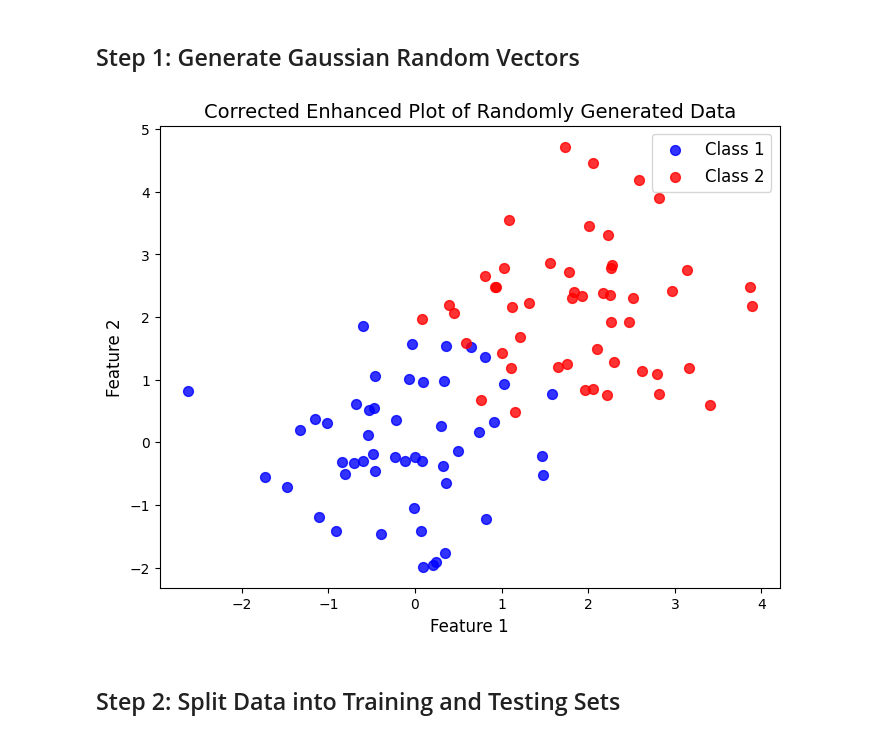
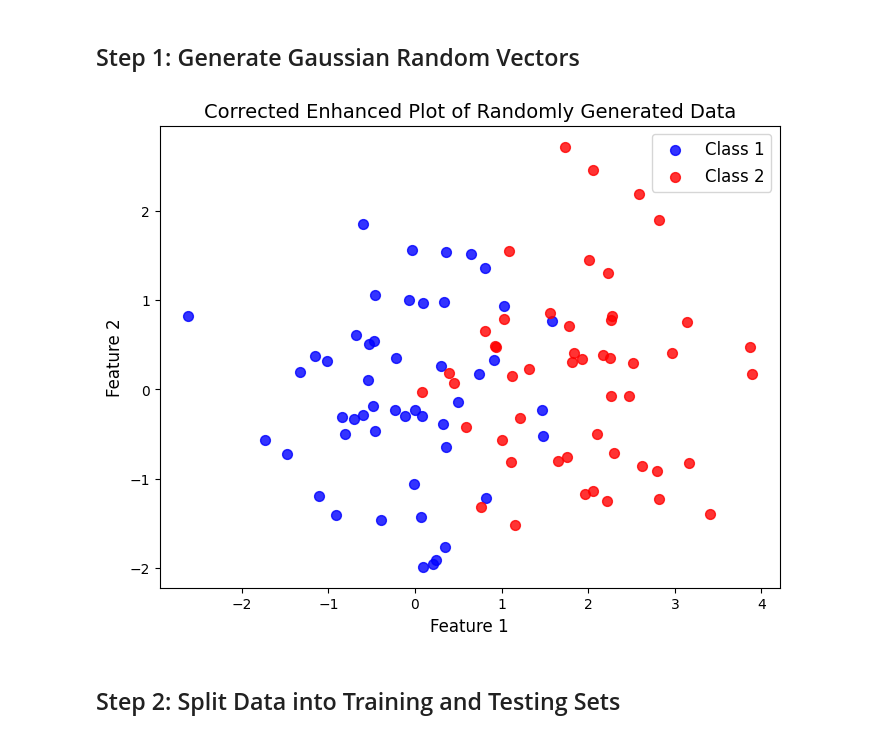
Before and after one commit to SMSajadi99/Nerual-Network, a Jupyter notebook: assinments/1/HW01-SingleLayerPerceptron-2Classes.ipynb, the cells around one changed output. Saved outputs shown, nothing was run; the diff lists cells and outputs as text; code cells hidden in the pictures.

```diff
--- a/assinments/1/HW01-SingleLayerPerceptron-2Classes.ipynb
+++ b/assinments/1/HW01-SingleLayerPerceptron-2Classes.ipynb
@@ -12,30 +14,30 @@ from sklearn.metrics import accuracy_score
 # %%
 np.random.seed(42)  # for reproducibility
 
 # Parameters
 num_samples = 50
-mean_class1 = 0
-mean_class2 = 2
+mean_class1 = [0, 0]
+mean_class2 = [2, 0]
 covariance_matrix = np.eye(2)
 
 # Generate random vectors
-class1_samples = np.random.multivariate_normal([mean_class1, mean_class1], covariance_matrix, num_samples)
-class2_samples = np.random.multivariate_normal([mean_class2, mean_class2], covariance_matrix, num_samples)
+class1_samples = np.random.multivariate_normal(mean_class1, covariance_matrix, num_samples)
+class2_samples = np.random.multivariate_normal(mean_class2, covariance_matrix, num_samples)
 
 
 plt.style.use('default')
 
 # Recreate the plot with the correct style
 plt.figure(figsize=(8, 6))
 plt.scatter(class1_samples[:, 0], class1_samples[:, 1], alpha=0.8, label='Class 1', color='blue', s=50)
 plt.scatter(class2_samples[:, 0], class2_samples[:, 1], alpha=0.8, label='Class 2', color='red', s=50)
 plt.title('Corrected Enhanced Plot of Randomly Generated Data', fontsize=14)
 plt.xlabel('Feature 1', fontsize=12)
 plt.ylabel('Feature 2', fontsize=12)
 plt.legend(fontsize=12)
 plt.show()
 # %% [output]
-[figure, old version]
+[figure, new version]
 # %% [markdown]
 ## Step 2: Split Data into Training and Testing Sets
 # %%
```
Also changed, not shown: parts of 2 cells of this notebook.
